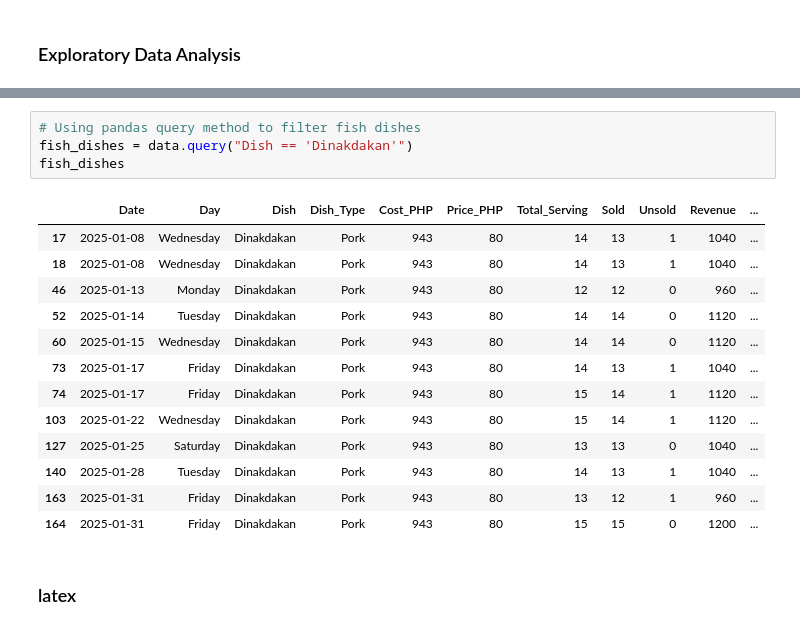
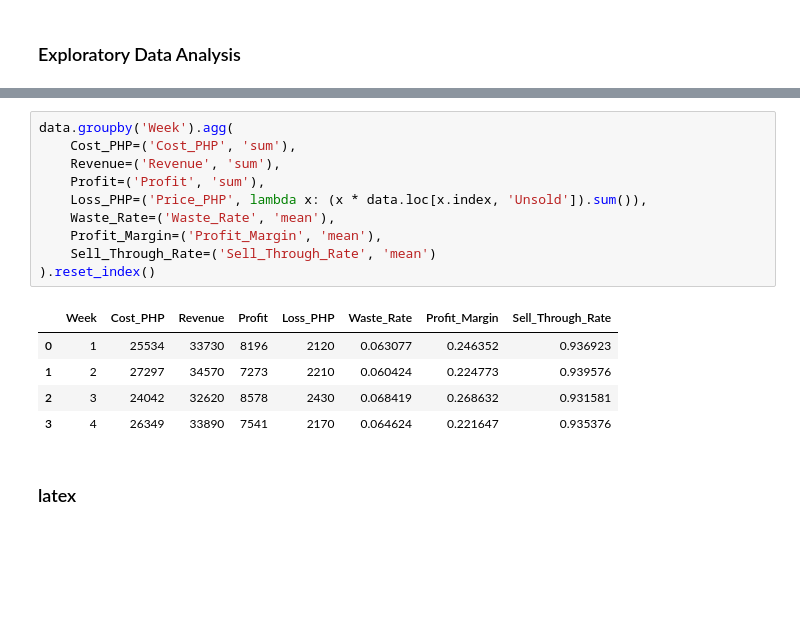
Before and after one commit to baldeoJV/CCDATS1L_PROJECT, a Jupyter notebook: datasci.ipynb, the cells around one changed output, grey strips where cells are left out. Saved outputs shown, nothing was run; the diff lists cells and outputs as text; blank space fills up the shorter version.

```diff
--- a/datasci.ipynb
+++ b/datasci.ipynb
@@ -152,21 +171,19 @@ data.groupby('Dish_Type').agg(
-# %%
-# Using pandas query method to filter fish dishes
-fish_dishes = data.query("Dish == 'Dinakdakan'")
-fish_dishes
-# %% [output]
-|  | Date | Day | Dish | Dish_Type | Cost_PHP | Price_PHP | Total_Serving | Sold | Unsold | Revenue | ... |
-| 17 | 2025-01-08 | Wednesday | Dinakdakan | Pork | 943 | 80 | 14 | 13 | 1 | 1040 | ... |
-| 18 | 2025-01-08 | Wednesday | Dinakdakan | Pork | 943 | 80 | 14 | 13 | 1 | 1040 | ... |
-| 46 | 2025-01-13 | Monday | Dinakdakan | Pork | 943 | 80 | 12 | 12 | 0 | 960 | ... |
-| 52 | 2025-01-14 | Tuesday | Dinakdakan | Pork | 943 | 80 | 14 | 14 | 0 | 1120 | ... |
-| 60 | 2025-01-15 | Wednesday | Dinakdakan | Pork | 943 | 80 | 14 | 14 | 0 | 1120 | ... |
-| 73 | 2025-01-17 | Friday | Dinakdakan | Pork | 943 | 80 | 14 | 13 | 1 | 1040 | ... |
-| 74 | 2025-01-17 | Friday | Dinakdakan | Pork | 943 | 80 | 15 | 14 | 1 | 1120 | ... |
-| 103 | 2025-01-22 | Wednesday | Dinakdakan | Pork | 943 | 80 | 15 | 14 | 1 | 1120 | ... |
-| 127 | 2025-01-25 | Saturday | Dinakdakan | Pork | 943 | 80 | 13 | 13 | 0 | 1040 | ... |
-| 140 | 2025-01-28 | Tuesday | Dinakdakan | Pork | 943 | 80 | 14 | 13 | 1 | 1040 | ... |
-| 163 | 2025-01-31 | Friday | Dinakdakan | Pork | 943 | 80 | 13 | 12 | 1 | 960 | ... |
-| 164 | 2025-01-31 | Friday | Dinakdakan | Pork | 943 | 80 | 15 | 15 | 0 | 1200 | ... |
+# %%
+data.groupby('Week').agg(
+    Cost_PHP=('Cost_PHP', 'sum'),
+    Revenue=('Revenue', 'sum'),
+    Profit=('Profit', 'sum'),
+    Loss_PHP=('Price_PHP', lambda x: (x * data.loc[x.index, 'Unsold']).sum()),
+    Waste_Rate=('Waste_Rate', 'mean'),
+    Profit_Margin=('Profit_Margin', 'mean'),
+    Sell_Through_Rate=('Sell_Through_Rate', 'mean')
+).reset_index()
+# %% [output]
+|  | Week | Cost_PHP | Revenue | Profit | Loss_PHP | Waste_Rate | Profit_Margin | Sell_Through_Rate |
+| 0 | 1 | 25534 | 33730 | 8196 | 2120 | 0.063077 | 0.246352 | 0.936923 |
+| 1 | 2 | 27297 | 34570 | 7273 | 2210 | 0.060424 | 0.224773 | 0.939576 |
+| 2 | 3 | 24042 | 32620 | 8578 | 2430 | 0.068419 | 0.268632 | 0.931581 |
+| 3 | 4 | 26349 | 33890 | 7541 | 2170 | 0.064624 | 0.221647 | 0.935376 |
 # %% [markdown]
 ### latex
 # %%
```
Also changed, not shown: parts of 12 cells of this notebook, 3 other files.
